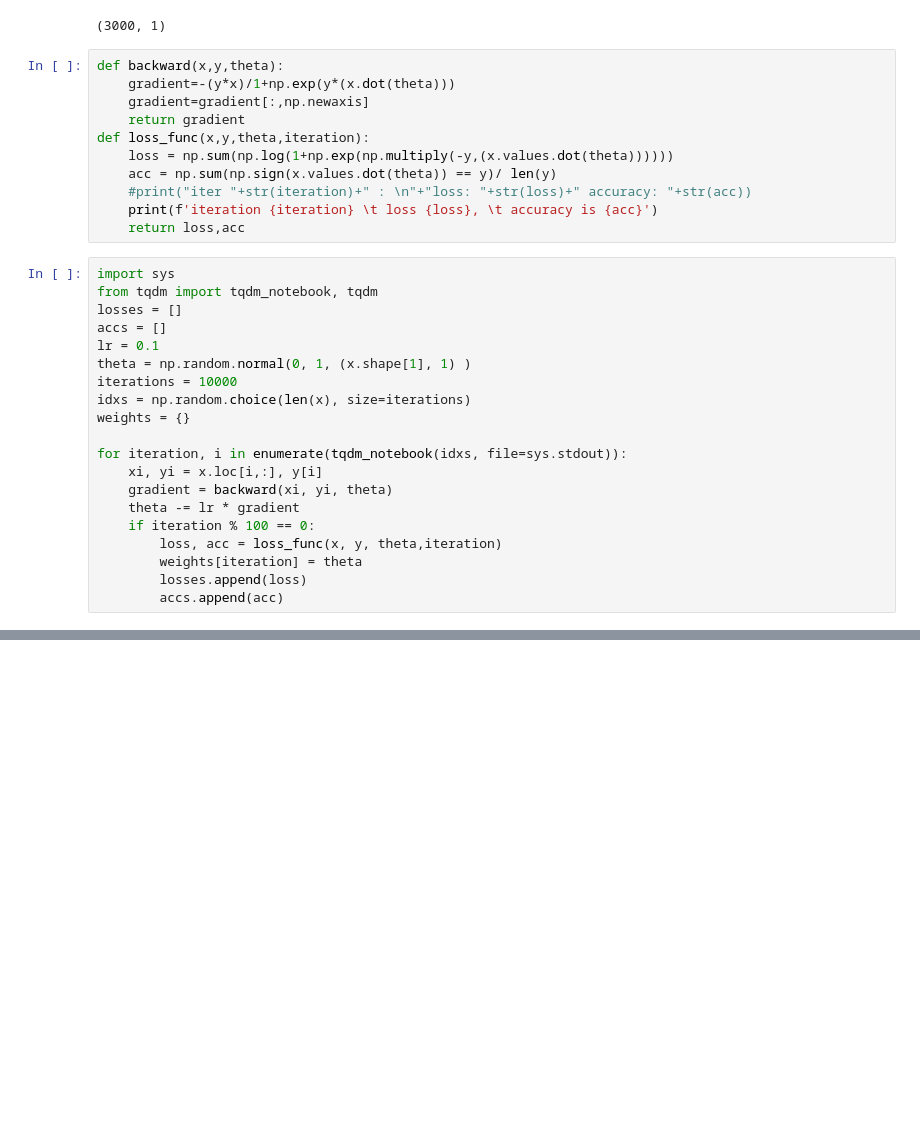
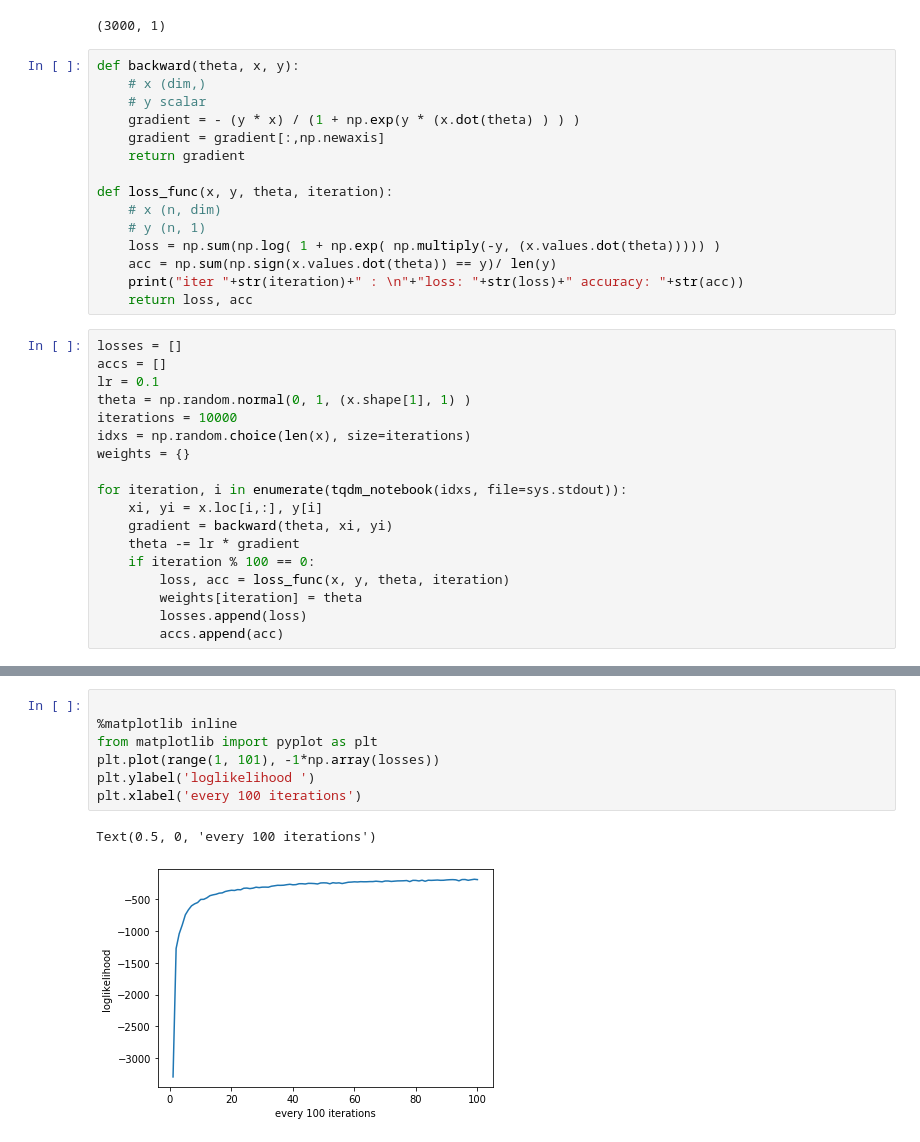
Before and after one commit to MandyGaoGao/mlhw, a Jupyter notebook: ml-hw3-SVM.ipynb, the cells around one changed output, grey strips where cells are left out. Cells and saved outputs as stored; diff of their text form; blank space fills up the shorter version.

```diff
--- a/ml-hw3-SVM.ipynb
+++ b/ml-hw3-SVM.ipynb
@@ -107,19 +107,21 @@ y.shape
 # %% [output]
 (3000, 1)
 # %%
-def backward(x,y,theta):
-    gradient=-(y*x)/1+np.exp(y*(x.dot(theta)))
-    gradient=gradient[:,np.newaxis]
+def backward(theta, x, y):
+    # x (dim,)
+    # y scalar
+    gradient = - (y * x) / (1 + np.exp(y * (x.dot(theta) ) ) )
+    gradient = gradient[:,np.newaxis]
     return gradient
-def loss_func(x,y,theta,iteration):
-    loss = np.sum(np.log(1+np.exp(np.multiply(-y,(x.values.dot(theta))))))
+
+def loss_func(x, y, theta, iteration):
+    # x (n, dim)
+    # y (n, 1)
+    loss = np.sum(np.log( 1 + np.exp( np.multiply(-y, (x.values.dot(theta))))) )
     acc = np.sum(np.sign(x.values.dot(theta)) == y)/ len(y)
-    #print("iter "+str(iteration)+" : \n"+"loss: "+str(loss)+" accuracy: "+str(acc))
-    print(f'iteration {iteration} \t loss {loss}, \t accuracy is {acc}')
-    return loss,acc
+    print("iter "+str(iteration)+" : \n"+"loss: "+str(loss)+" accuracy: "+str(acc))
+    return loss, acc
 # %%
-import sys
-from tqdm import tqdm_notebook, tqdm
 losses = []
 accs = []
 lr = 0.1
@@ -130,10 +132,10 @@ weights = {}
 
 for iteration, i in enumerate(tqdm_notebook(idxs, file=sys.stdout)):
     xi, yi = x.loc[i,:], y[i]
-    gradient = backward(xi, yi, theta)
+    gradient = backward(theta, xi, yi)
     theta -= lr * gradient
     if iteration % 100 == 0:
-        loss, acc = loss_func(x, y, theta,iteration)
+        loss, acc = loss_func(x, y, theta, iteration)
         weights[iteration] = theta
         losses.append(loss)
         accs.append(acc)
@@ -159,0 +161,10 @@ iteration 9900   loss nan,       accuracy is 0.0
+# %%
+
+%matplotlib inline
+from matplotlib import pyplot as plt
+plt.plot(range(1, 101), -1*np.array(losses))
+plt.ylabel('loglikelihood ')
+plt.xlabel('every 100 iterations')
+# %% [output]
+Text(0.5, 0, 'every 100 iterations')
+[figure, added]
```
Also changed, not shown: parts of 3 cells of this notebook, 1 other file.
